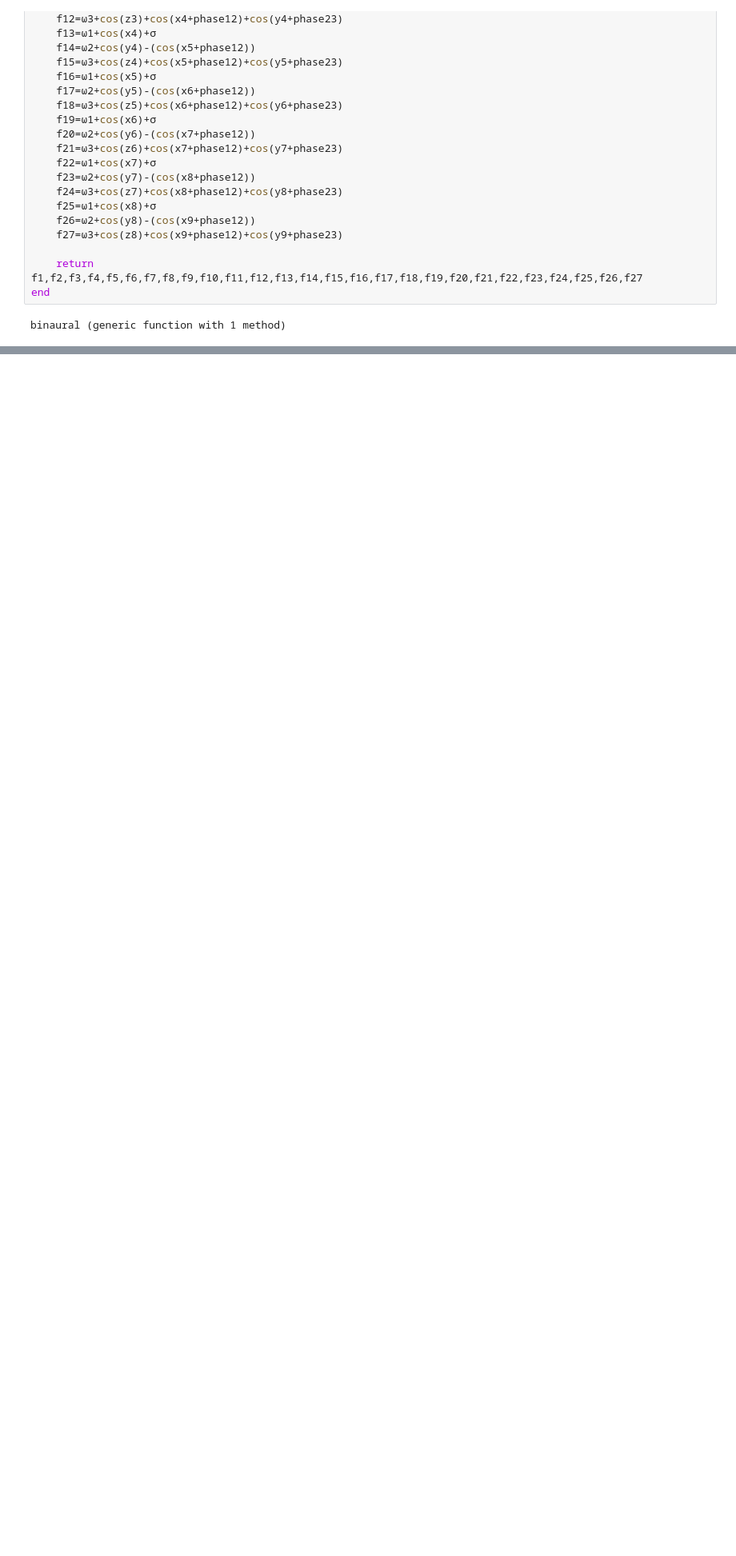
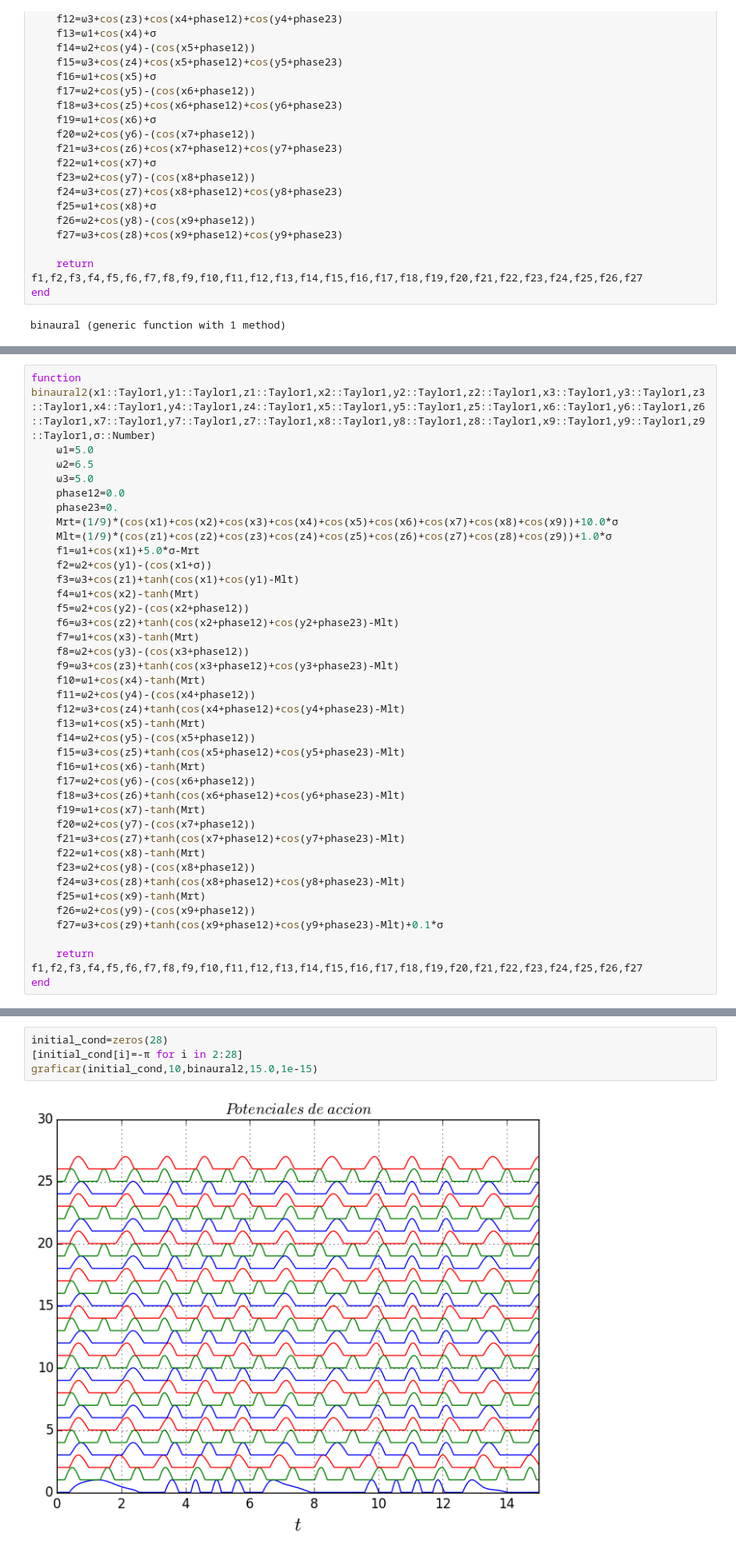
Before and after one commit to Oscarhg42/Neural-Systems, a Jupyter notebook: 005-Localización de sonidos.ipynb, the cells around one changed output, grey strips where cells are left out. Shown at 80% size. Saved outputs shown, nothing was run; the diff lists cells and outputs as text; blank space fills up the shorter version.

```diff
--- a/005-Localización de sonidos.ipynb
+++ b/005-Localización de sonidos.ipynb
@@ -626,3 +629,42 @@ initial_cond=zeros(28)
 graficar(initial_cond,10,binaural,15.0,1e-15)
 # %% [output]
 [figure]
+# %%
+function binaural2(x1::Taylor1,y1::Taylor1,z1::Taylor1,x2::Taylor1,y2::Taylor1,z2::Taylor1,x3::Taylor1,y3::Taylor1,z3::Taylor1,x4::Taylor1,y4::Taylor1,z4::Taylor1,x5::Taylor1,y5::Taylor1,z5::Taylor1,x6::Taylor1,y6::Taylor1,z6::Taylor1,x7::Taylor1,y7::Taylor1,z7::Taylor1,x8::Taylor1,y8::Taylor1,z8::Taylor1,x9::Taylor1,y9::Taylor1,z9::Taylor1,σ::Number)
+    ω1=5.0
+    ω2=6.5
+    ω3=5.0
+    phase12=0.0
+    phase23=0.
+    Mrt=(1/9)*(cos(x1)+cos(x2)+cos(x3)+cos(x4)+cos(x5)+cos(x6)+cos(x7)+cos(x8)+cos(x9))+10.0*σ
+    Mlt=(1/9)*(cos(z1)+cos(z2)+cos(z3)+cos(z4)+cos(z5)+cos(z6)+cos(z7)+cos(z8)+cos(z9))+1.0*σ
+    f1=ω1+cos(x1)+5.0*σ-Mrt
+    f2=ω2+cos(y1)-(cos(x1+σ))
+    f3=ω3+cos(z1)+tanh(cos(x1)+cos(y1)-Mlt)
+    f4=ω1+cos(x2)-tanh(Mrt)
+    f5=ω2+cos(y2)-(cos(x2+phase12))
+    f6=ω3+cos(z2)+tanh(cos(x2+phase12)+cos(y2+phase23)-Mlt)
+    f7=ω1+cos(x3)-tanh(Mrt)
+    f8=ω2+cos(y3)-(cos(x3+phase12))
+    f9=ω3+cos(z3)+tanh(cos(x3+phase12)+cos(y3+phase23)-Mlt)
+    f10=ω1+cos(x4)-tanh(Mrt)
+    f11=ω2+cos(y4)-(cos(x4+phase12))
+    f12=ω3+cos(z4)+tanh(cos(x4+phase12)+cos(y4+phase23)-Mlt)
+    f13=ω1+cos(x5)-tanh(Mrt)
+    f14=ω2+cos(y5)-(cos(x5+phase12))
+    f15=ω3+cos(z5)+tanh(cos(x5+phase12)+cos(y5+phase23)-Mlt)
+    f16=ω1+cos(x6)-tanh(Mrt)
+    f17=ω2+cos(y6)-(cos(x6+phase12))
+    f18=ω3+cos(z6)+tanh(cos(x6+phase12)+cos(y6+phase23)-Mlt)
+    f19=ω1+cos(x7)-tanh(Mrt)
+    f20=ω2+cos(y7)-(cos(x7+phase12))
+    f21=ω3+cos(z7)+tanh(cos(x7+phase12)+cos(y7+phase23)-Mlt)
+    f22=ω1+cos(x8)-tanh(Mrt)
+    f23=ω2+cos(y8)-(cos(x8+phase12))
+    f24=ω3+cos(z8)+tanh(cos(x8+phase12)+cos(y8+phase23)-Mlt)
+    f25=ω1+cos(x9)-tanh(Mrt)
+    f26=ω2+cos(y9)-(cos(x9+phase12))
+    f27=ω3+cos(z9)+tanh(cos(x9+phase12)+cos(y9+phase23)-Mlt)+0.1*σ
+
+    return f1,f2,f3,f4,f5,f6,f7,f8,f9,f10,f11,f12,f13,f14,f15,f16,f17,f18,f19,f20,f21,f22,f23,f24,f25,f26,f27
+end
@@ -628,0 +673,6 @@ graficar(initial_cond,10,binaural,15.0,1e-15)
+# %%
+initial_cond=zeros(28)
+[initial_cond[i]=-π for i in 2:28]
+graficar(initial_cond,10,binaural2,15.0,1e-15)
+# %% [output]
+[figure, added]
```
Also changed, not shown: parts of 2 cells of this notebook.
